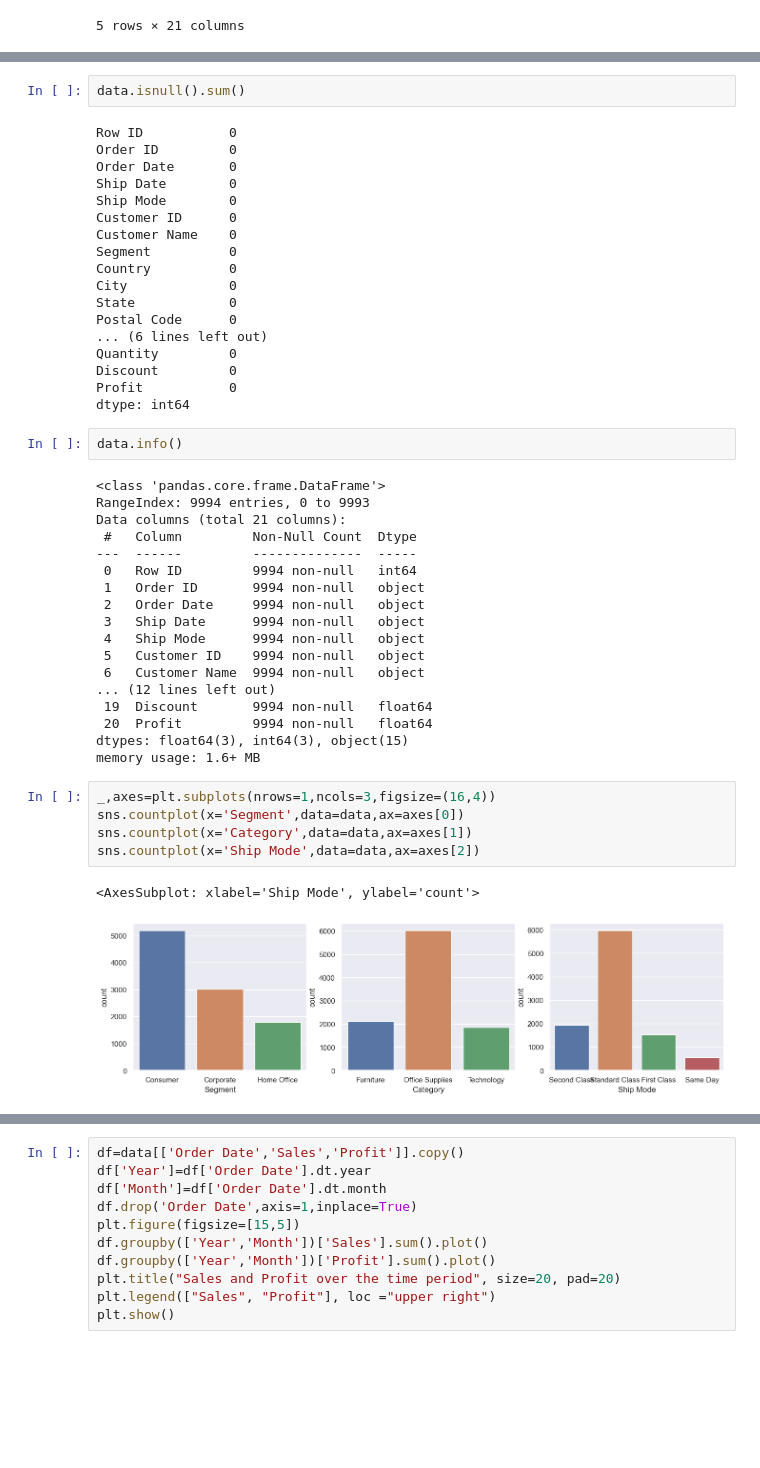
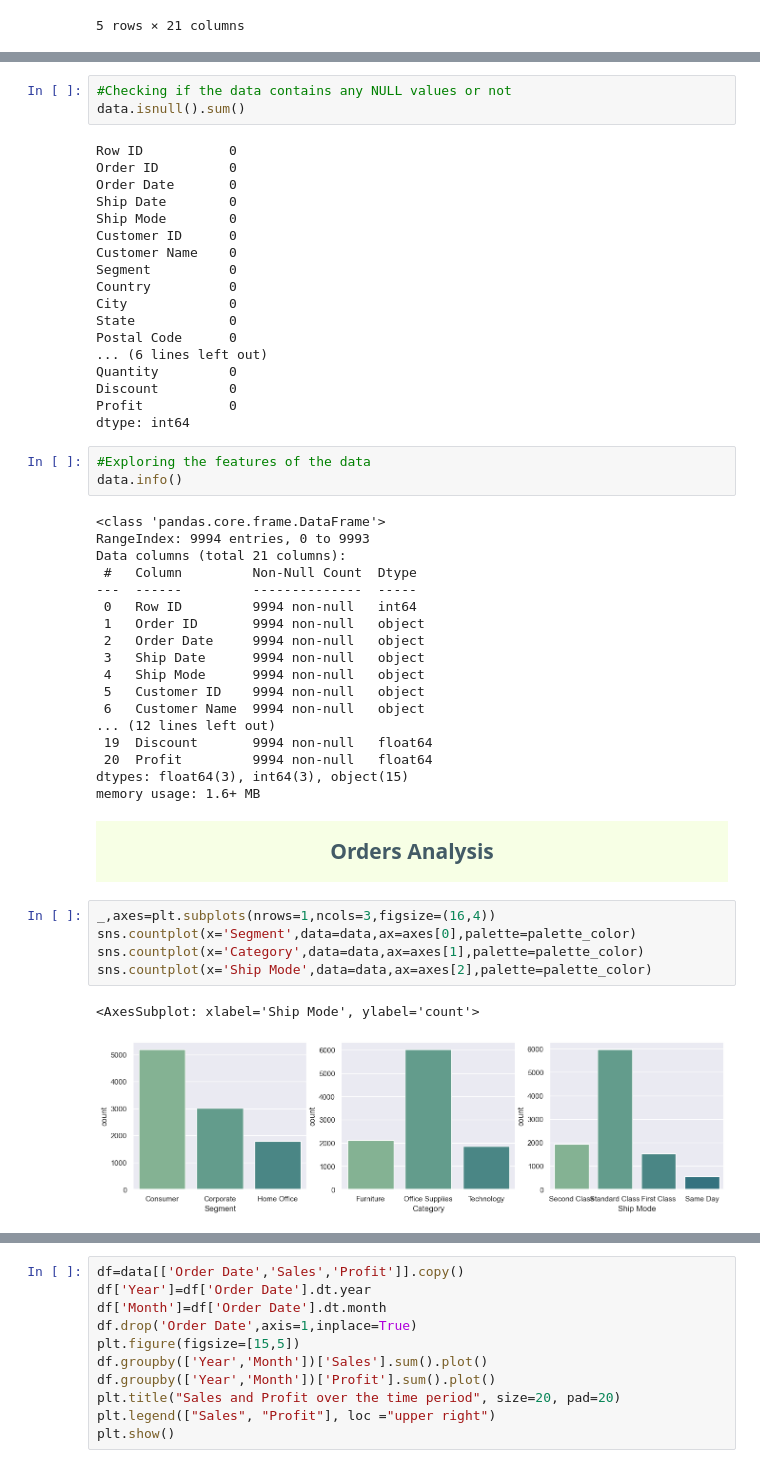
Before and after one commit to usersuman/customer_optimization, a Jupyter notebook: sales_analysis.ipynb, the cells around one changed output, grey strips where cells are left out. Saved outputs shown, nothing was run; the diff lists cells and outputs as text; blank space fills up the shorter version.

```diff
--- a/sales_analysis.ipynb
+++ b/sales_analysis.ipynb
@@ -24,6 +59,7 @@ data.shape
 # %% [output]
 (9994, 21)
 # %%
+#Checking if the data contains any NULL values or not
 data.isnull().sum()
 # %% [output]
 Row ID           0
@@ -44,6 +80,7 @@ Discount         0
 Profit           0
 dtype: int64
 # %%
+#Exploring the features of the data
 data.info()
 # %% [output]
 <class 'pandas.core.frame.DataFrame'>
@@ -63,11 +100,20 @@ Data columns (total 21 columns):
  20  Profit         9994 non-null   float64
 dtypes: float64(3), int64(3), object(15)
 memory usage: 1.6+ MB
+# %% [markdown]
+<div style="background-color: #F7FFE5;
+            padding:20px;
+            font-family:Courier, monospace;
+            color:#435B66;
+            font-size:150%;
+            text-align:center;
+            font-weight:700">
+Orders Analysis</div>
 # %%
 _,axes=plt.subplots(nrows=1,ncols=3,figsize=(16,4))
-sns.countplot(x='Segment',data=data,ax=axes[0])
-sns.countplot(x='Category',data=data,ax=axes[1])
-sns.countplot(x='Ship Mode',data=data,ax=axes[2])
+sns.countplot(x='Segment',data=data,ax=axes[0],palette=palette_color)
+sns.countplot(x='Category',data=data,ax=axes[1],palette=palette_color)
+sns.countplot(x='Ship Mode',data=data,ax=axes[2],palette=palette_color)
 # %% [output]
 <AxesSubplot: xlabel='Ship Mode', ylabel='count'>
-[figure, old version]
+[figure, new version]
```
Also changed, not shown: parts of 43 cells of this notebook.
